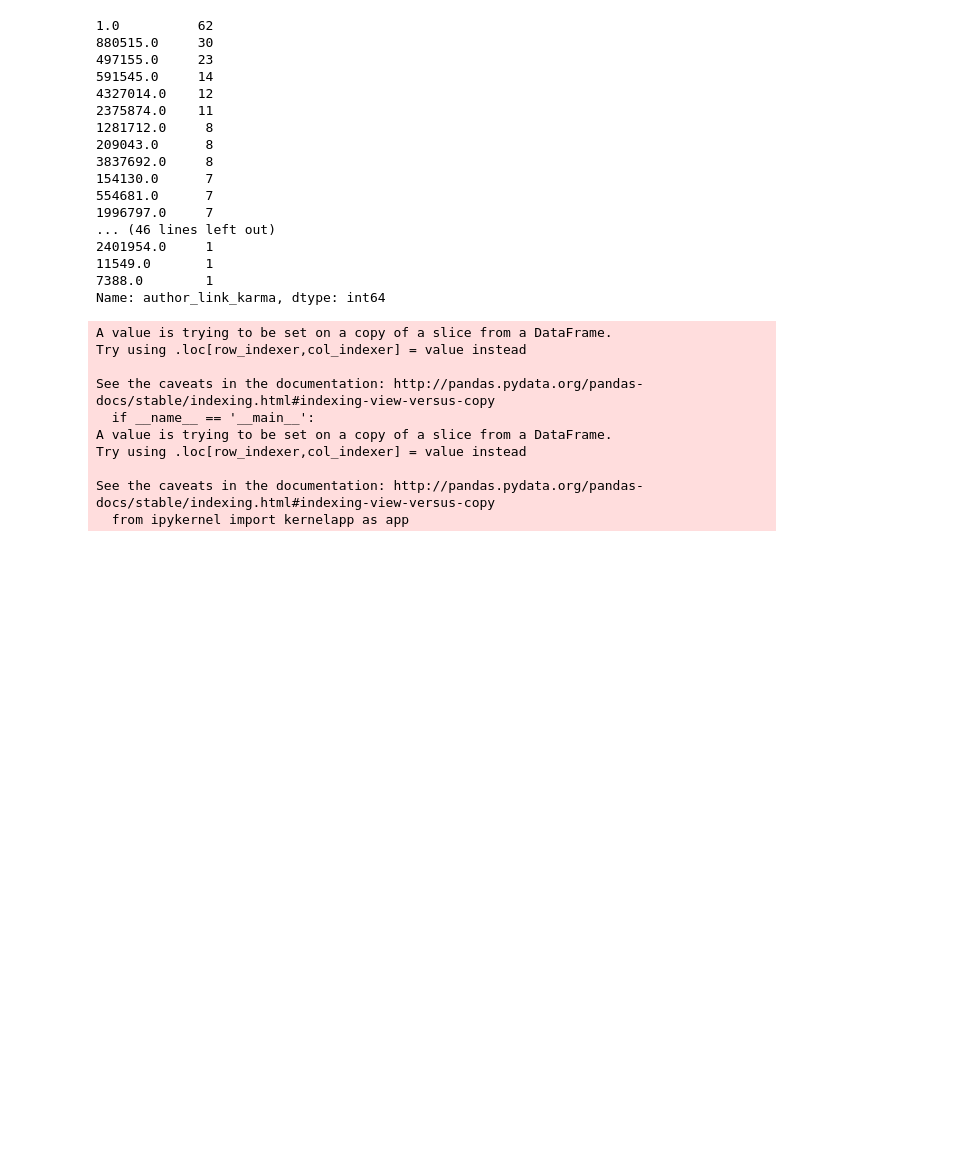
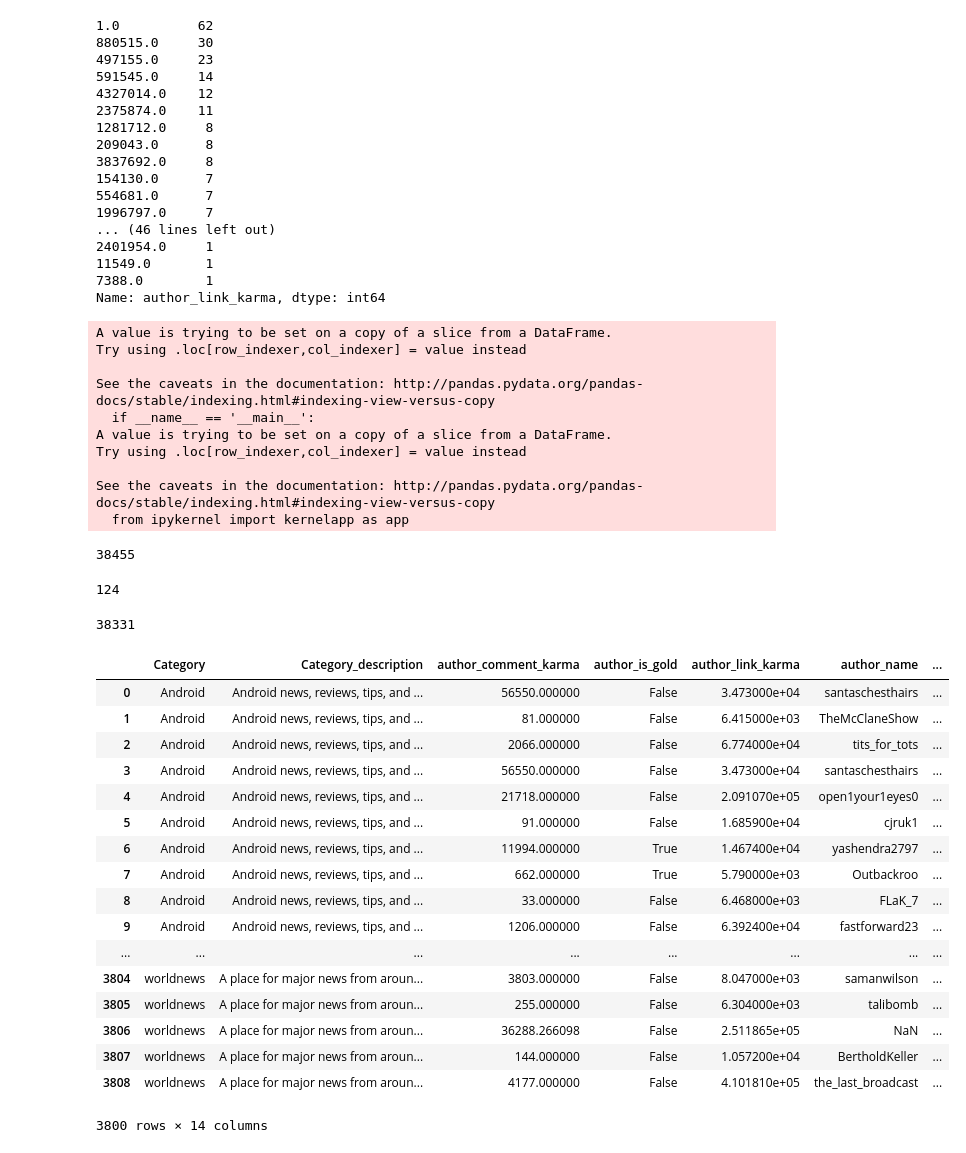
Before and after one commit to suyashkumar2409/Reddit-Karma-Predictor, a Jupyter notebook: Data Exploration.ipynb, the cells around one changed output. Saved outputs shown, nothing was run; the diff lists cells and outputs as text; code cells hidden in the pictures; blank space fills up the shorter version.

```diff
--- a/Data Exploration.ipynb
+++ b/Data Exploration.ipynb
@@ -163,3 +163,38 @@ See the caveats in the documentation: http://pandas.pydata.org/pandas-docs/stabl
 df.to_pickle('CleanedData.p')
 # %%
 df = pd.read_pickle('C')
+# %%
+df = pd.read_pickle('CleanedData.p')
+# %%
+df['ups'].max()
+# %% [output]
+38455
+# %%
+df['ups'].min()
+# %% [output]
+124
+# %%
+df['ups'].max() - df['ups'].min()
+# %% [output]
+38331
+# %%
+df
+# %% [output]
+|  | Category | Category_description | author_comment_karma | author_is_gold | author_link_karma | author_name | ... |
+| 0 | Android | Android news, reviews, tips, and ... | 56550.000000 | False | 3.473000e+04 | santaschesthairs | ... |
+| 1 | Android | Android news, reviews, tips, and ... | 81.000000 | False | 6.415000e+03 | TheMcClaneShow | ... |
+| 2 | Android | Android news, reviews, tips, and ... | 2066.000000 | False | 6.774000e+04 | tits_for_tots | ... |
+| 3 | Android | Android news, reviews, tips, and ... | 56550.000000 | False | 3.473000e+04 | santaschesthairs | ... |
+| 4 | Android | Android news, reviews, tips, and ... | 21718.000000 | False | 2.091070e+05 | open1your1eyes0 | ... |
+| 5 | Android | Android news, reviews, tips, and ... | 91.000000 | False | 1.685900e+04 | cjruk1 | ... |
+| 6 | Android | Android news, reviews, tips, and ... | 11994.000000 | True | 1.467400e+04 | yashendra2797 | ... |
+| 7 | Android | Android news, reviews, tips, and ... | 662.000000 | True | 5.790000e+03 | Outbackroo | ... |
+| 8 | Android | Android news, reviews, tips, and ... | 33.000000 | False | 6.468000e+03 | FLaK_7 | ... |
+| 9 | Android | Android news, reviews, tips, and ... | 1206.000000 | False | 6.392400e+04 | fastforward23 | ... |
+| ... | ... | ... | ... | ... | ... | ... | ... |
+| 3804 | worldnews | A place for major news from aroun... | 3803.000000 | False | 8.047000e+03 | samanwilson | ... |
+| 3805 | worldnews | A place for major news from aroun... | 255.000000 | False | 6.304000e+03 | talibomb | ... |
+| 3806 | worldnews | A place for major news from aroun... | 36288.266098 | False | 2.511865e+05 | NaN | ... |
+| 3807 | worldnews | A place for major news from aroun... | 144.000000 | False | 1.057200e+04 | BertholdKeller | ... |
+| 3808 | worldnews | A place for major news from aroun... | 4177.000000 | False | 4.101810e+05 | the_last_broadcast | ... |
+3800 rows × 14 columns
```
Also changed, not shown: 5 other files.
